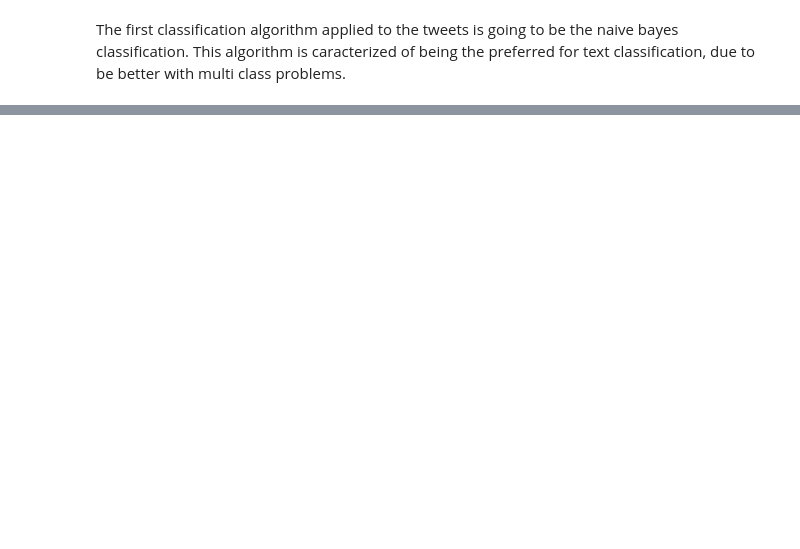
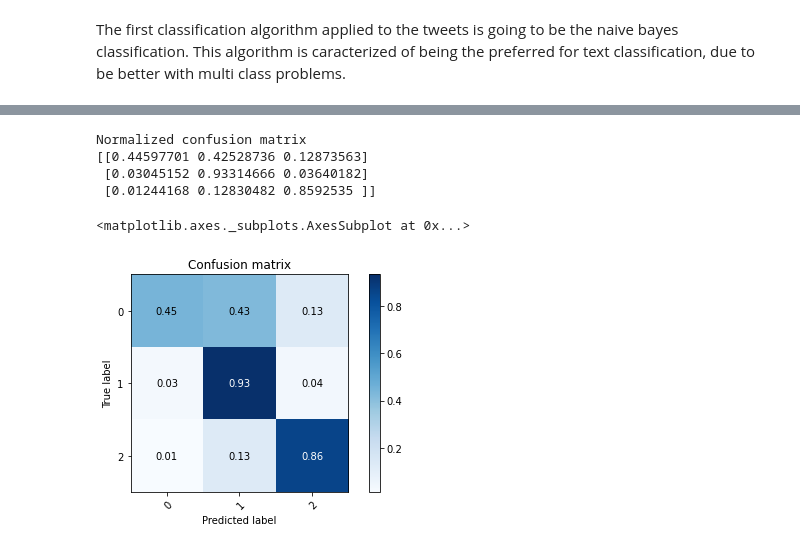
Before and after one commit to raulbs7/Machine-Learning-Techniques-Project, a Jupyter notebook: NLP_Supervised_Project/4_Classification.ipynb, the cells around one changed output, grey strips where cells are left out. Cells and saved outputs as stored; diff of their text form; code cells hidden in the pictures; blank space fills up the shorter version.

```diff
--- a/NLP_Supervised_Project/4_Classification.ipynb
+++ b/NLP_Supervised_Project/4_Classification.ipynb
@@ -81,0 +90,2 @@ features.head()
+# %%
+features_norm = sp.csr_matrix(MinMaxScaler().fit_transform(features.todense()))
@@ -102,0 +235,10 @@ test.reset_index(inplace = True)
+# %%
+plot_confusion_matrix(y_test, y_pred , classes = unique_labels(y_test, y_pred),
+                      normalize=True, title='Confusion matrix')
+# %% [output]
+Normalized confusion matrix
+[[0.44597701 0.42528736 0.12873563]
+ [0.03045152 0.93314666 0.03640182]
+ [0.01244168 0.12830482 0.8592535 ]]
+<matplotlib.axes._subplots.AxesSubplot at 0x...>
+[figure, added]
```
Also changed, not shown: parts of 42 cells of this notebook.
